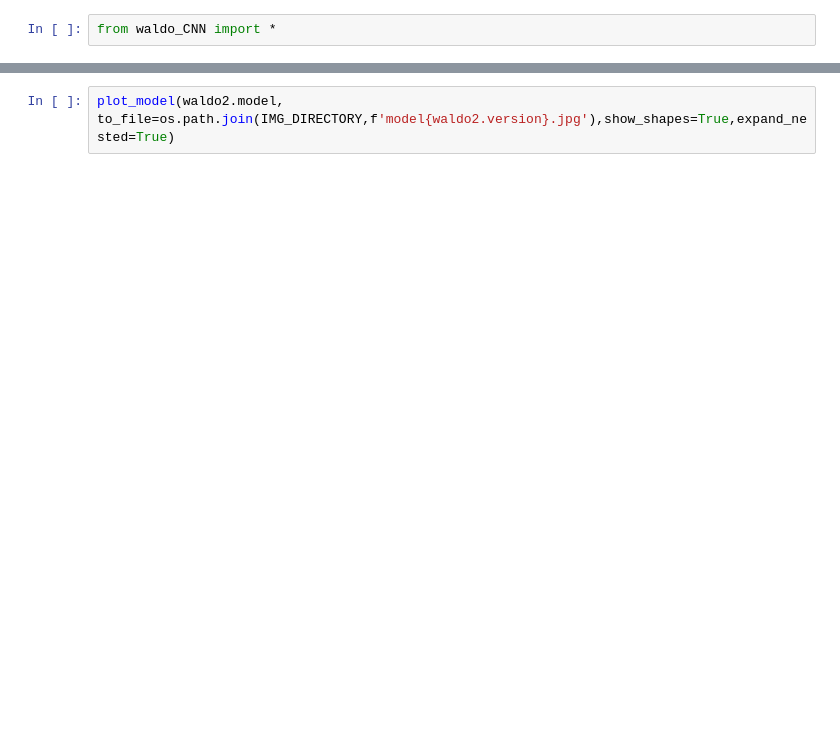
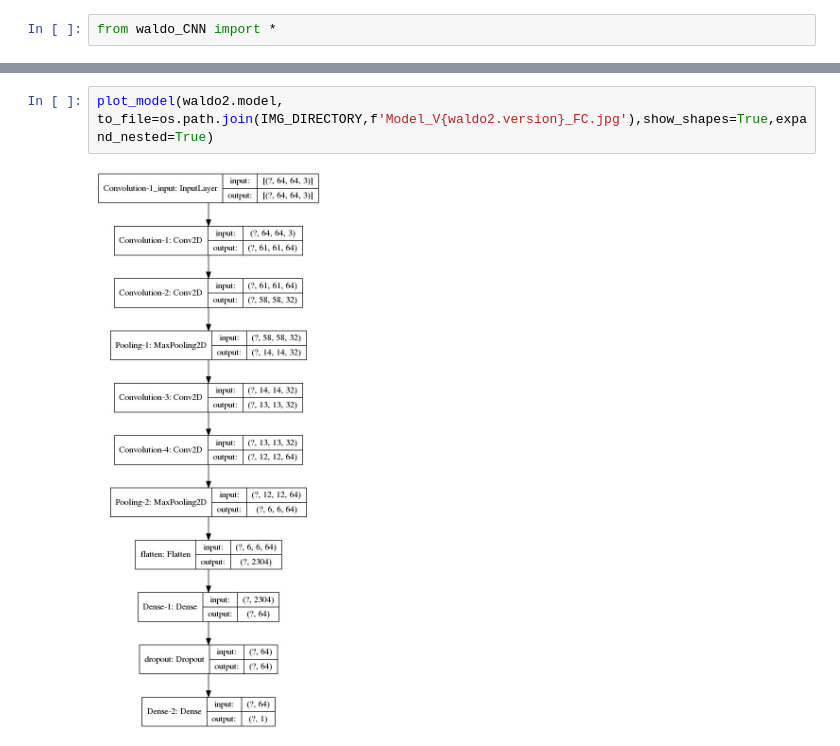
Before and after one commit to ThomasADuffy/Whos-Waldo-Capstone-2, a Jupyter notebook: notebooks/Waldoclass_testing.ipynb, the cells around one changed output, grey strips where cells are left out. Saved outputs shown, nothing was run; the diff lists cells and outputs as text; blank space fills up the shorter version.

```diff
--- a/notebooks/Waldoclass_testing.ipynb
+++ b/notebooks/Waldoclass_testing.ipynb
@@ -38,6 +51,8 @@ Found 8050 images belonging to 2 classes.
 Found 2013 images belonging to 2 classes.
 Found 21 images belonging to 2 classes.
 # %%
-plot_model(waldo2.model, to_file=os.path.join(IMG_DIRECTORY,f'model{waldo2.version}.jpg'),show_shapes=True,expand_nested=True)
+plot_model(waldo2.model, to_file=os.path.join(IMG_DIRECTORY,f'Model_V{waldo2.version}_FC.jpg'),show_shapes=True,expand_nested=True)
+# %% [output]
+[figure, added]
 # %%
 (np.where(waldo2.model.predict_generator(waldo2.holdout_generator)>=.5,1,0)).reshape(1,-1)
```
Also changed, not shown: parts of 17 cells of this notebook, 4 other files.
